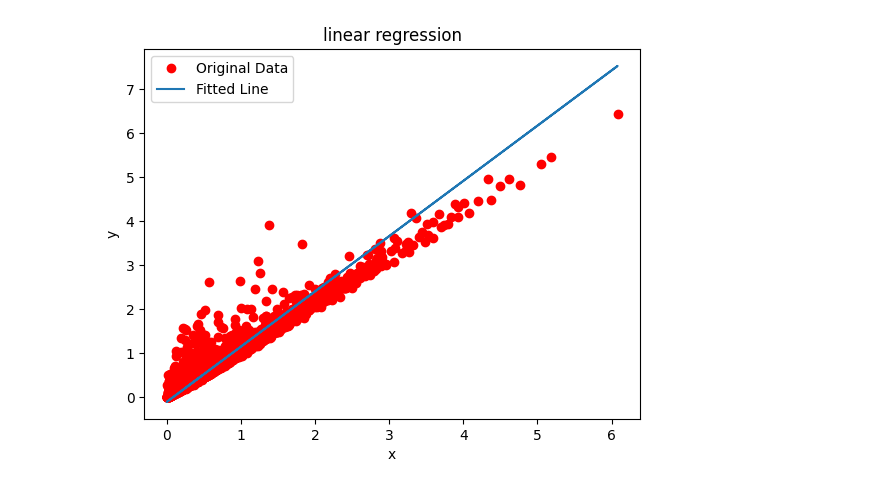
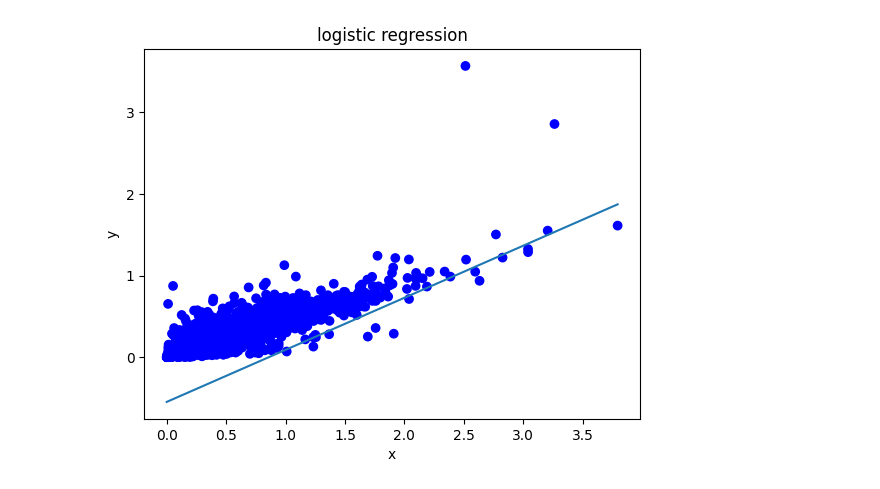
Before and after one commit to yyboom/meta_Project, a Jupyter notebook: 2week_project.ipynb, the cells around one changed output. Saved outputs shown, nothing was run; the diff lists cells and outputs as text; code cells hidden in the pictures.

Commit message:
logistic regression

```diff
--- a/2week_project.ipynb
+++ b/2week_project.ipynb
@@ -38,3 +29,15 @@ PetalWidthCm_array = np.array(PetalWidthCm_list)
+# %%
+total_rooms_population_copy = df[['total_rooms','population']].copy().astype(np.float32)
+households_copy = df['households'].copy()
+# %%
+
+households_list = list(households_copy)
+# %%
+total_rooms_population_array = np.array(total_rooms_population_copy)
+households_array = np.array(households_list)
+# %%
+total_rooms_population_array = total_rooms_population_array /10000
+households_array = households_array / 1000
 # %%
 #(2) hypothesis
 W = tf.Variable(tf.random.normal([2,1]), name='weight', mean=0.0) #초기값이고 tf.random_nornal()없어짐
@@ -81,14 +102,22 @@ InvalidArgumentError: {{function_node __wrapped__MatMul_device_/job:localhost/re
-# %%
-import matplotlib.pyplot as plt
-import numpy as np
-
-#(6) visualiztion(시각화)
-plt.plot(households_array,total_rooms_array,'ro',label='Original Data')
-plt.plot(households_array,hypothesis(households_array),label='Fitted Line')
-plt.legend()
-plt.title("linear regression")
-plt.xlabel("x")
-plt.ylabel("y")
-plt.show()
-# %% [output]
-[figure, removed]
+# %%
+import matplotlib.pyplot as plt
+import numpy as np
+w_hat = W.numpy()
+b_hat = b.numpy()
+
+slope = w_hat[0]/w_hat[1]
+#(6) visualiztion(시각화)
+
+xx = np.linspace(np.min(total_rooms_population_array[:,0]), np.max(total_rooms_population_array[:,0]))
+yy = -slope*xx - b_hat/w_hat[1]
+
+colors = ['red' if l==0 else 'blue' for l in households_array]
+plt.title("logistic regression")
+plt.xlabel("x")
+plt.ylabel("y")
+plt.ylabel("y")
+plt.scatter(total_rooms_population_array[:,0], total_rooms_population_array[:,1], label = 'logistic',color=colors)
+plt.plot(xx,yy,label='decision')
+plt.show()
+# %% [output]
+[figure, added]
```
Also changed, not shown: parts of 8 cells of this notebook.
